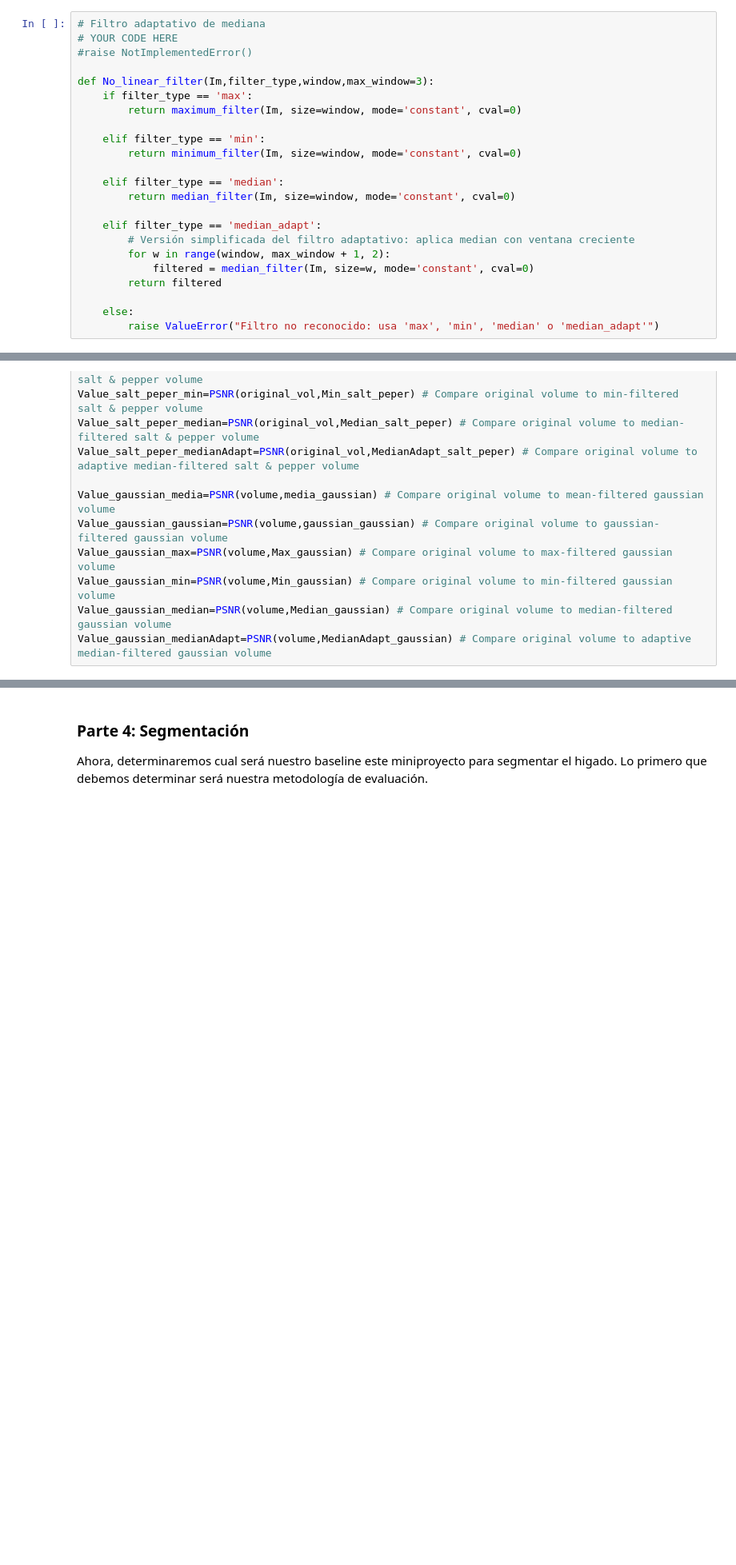
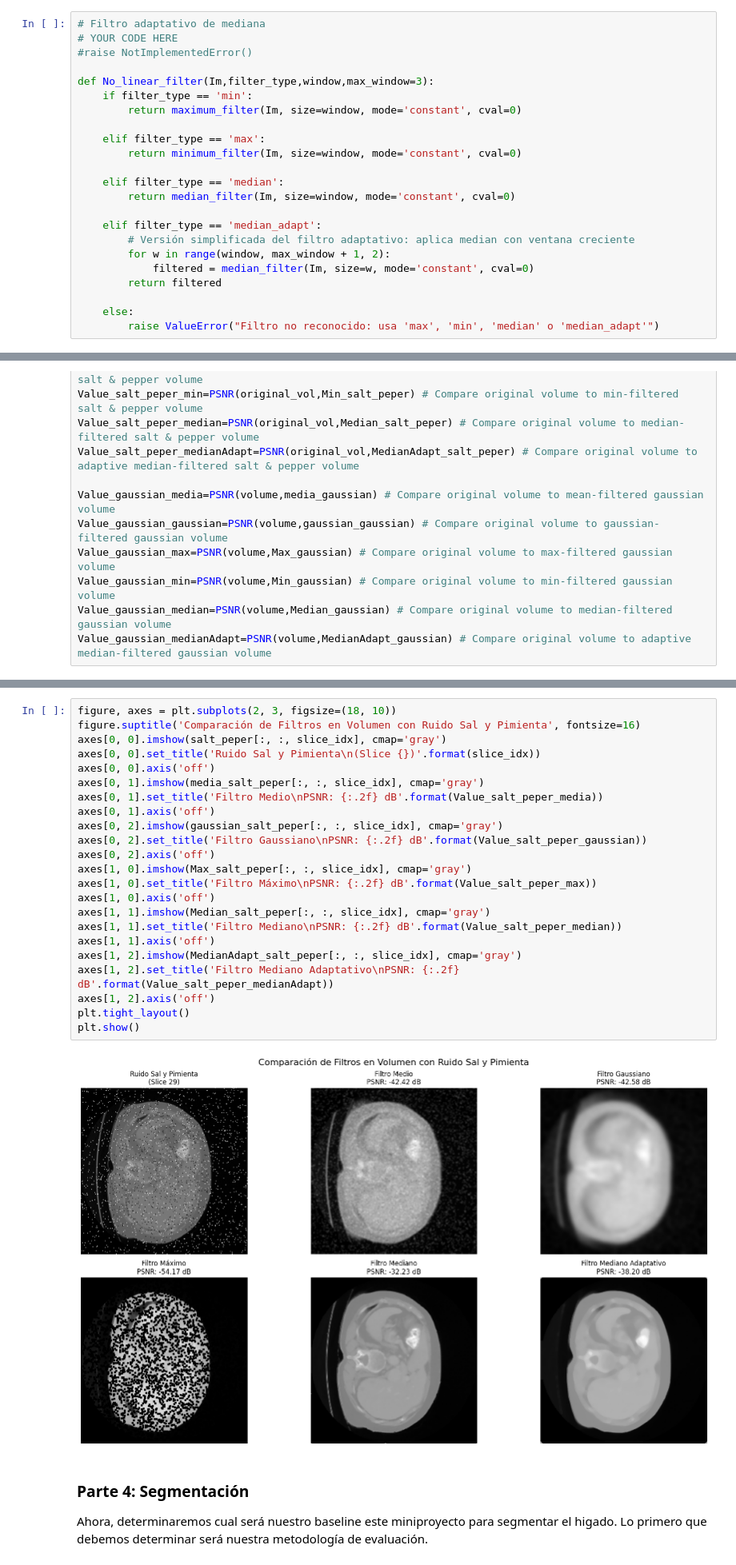
Before and after one commit to Reconocimiento-Visual-2025-2-G10/Miniproyecto-2-E1, a Jupyter notebook: Entrega 1.ipynb, the cells around one changed output, grey strips where cells are left out. Shown at 80% size. Saved outputs shown, nothing was run; the diff lists cells and outputs as text; blank space fills up the shorter version.

```diff
--- a/Entrega 1.ipynb
+++ b/Entrega 1.ipynb
@@ -312,10 +336,10 @@ El filtrado lineal nos es muy util para obtener caracteristicas visuales de las
 #raise NotImplementedError()
 
 def No_linear_filter(Im,filter_type,window,max_window=3):
-    if filter_type == 'max':
+    if filter_type == 'min':
         return maximum_filter(Im, size=window, mode='constant', cval=0)
 
-    elif filter_type == 'min':
+    elif filter_type == 'max':
         return minimum_filter(Im, size=window, mode='constant', cval=0)
 
     elif filter_type == 'median':
@@ -436,3 +473,28 @@ AssertionError: Filtro mal su volumen de sal y pimienta con el filtro mediano
+# %%
+figure, axes = plt.subplots(2, 3, figsize=(18, 10))
+figure.suptitle('Comparación de Filtros en Volumen con Ruido Sal y Pimienta', fontsize=16)
+axes[0, 0].imshow(salt_peper[:, :, slice_idx], cmap='gray')
+axes[0, 0].set_title('Ruido Sal y Pimienta\n(Slice {})'.format(slice_idx))
+axes[0, 0].axis('off')
+axes[0, 1].imshow(media_salt_peper[:, :, slice_idx], cmap='gray')
+axes[0, 1].set_title('Filtro Medio\nPSNR: {:.2f} dB'.format(Value_salt_peper_media))
+axes[0, 1].axis('off')
+axes[0, 2].imshow(gaussian_salt_peper[:, :, slice_idx], cmap='gray')
+axes[0, 2].set_title('Filtro Gaussiano\nPSNR: {:.2f} dB'.format(Value_salt_peper_gaussian))
+axes[0, 2].axis('off')
+axes[1, 0].imshow(Max_salt_peper[:, :, slice_idx], cmap='gray')
+axes[1, 0].set_title('Filtro Máximo\nPSNR: {:.2f} dB'.format(Value_salt_peper_max))
+axes[1, 0].axis('off')
+axes[1, 1].imshow(Median_salt_peper[:, :, slice_idx], cmap='gray')
+axes[1, 1].set_title('Filtro Mediano\nPSNR: {:.2f} dB'.format(Value_salt_peper_median))
+axes[1, 1].axis('off')
+axes[1, 2].imshow(MedianAdapt_salt_peper[:, :, slice_idx], cmap='gray')
+axes[1, 2].set_title('Filtro Mediano Adaptativo\nPSNR: {:.2f} dB'.format(Value_salt_peper_medianAdapt))
+axes[1, 2].axis('off')
+plt.tight_layout()
+plt.show()
+# %% [output]
+[figure, added]
 # %% [markdown]
 ### Parte 4: Segmentación
 Ahora, determinaremos cual será nuestro baseline este miniproyecto para segmentar el higado. Lo primero que debemos determinar será nuestra metodología de evaluación.
```
Also changed, not shown: parts of 5 cells of this notebook.
